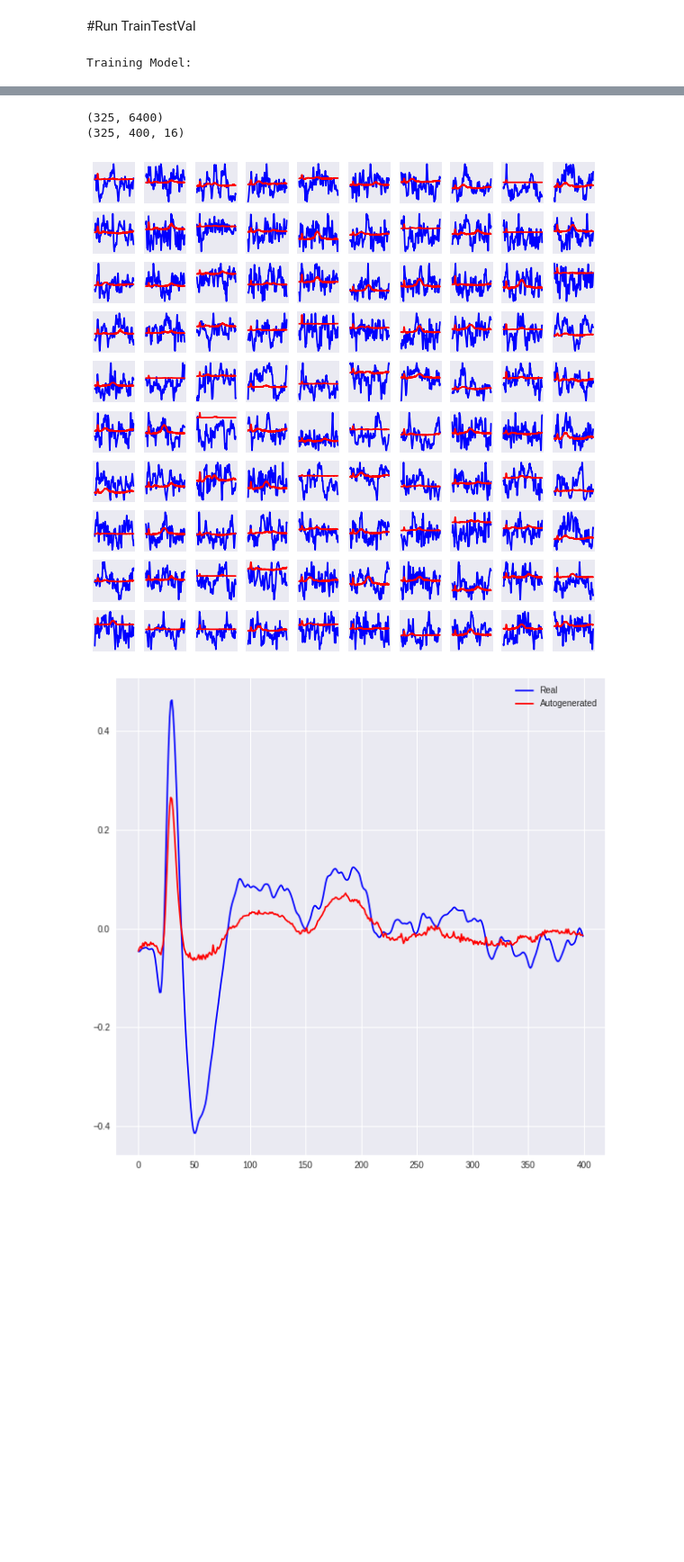
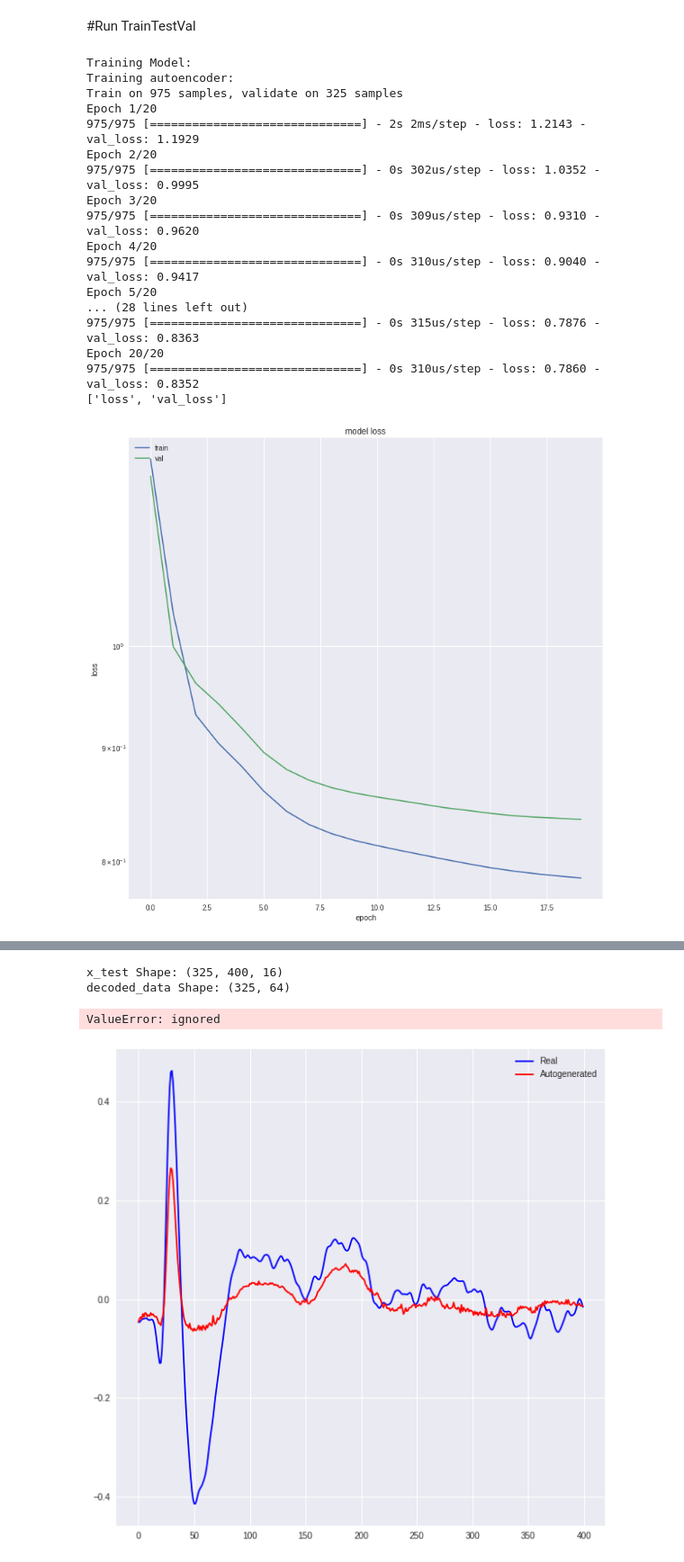
Before and after one commit to kylemath/DeepEEG, a Jupyter notebook: notebooks/DeepEEG.ipynb, the cells around one changed output, grey strips where cells are left out. Shown at 90% size. Cells and saved outputs as stored; diff of their text form; code cells hidden in the pictures; blank space fills up the shorter version.

Commit message:
AutoDeep running, decoder spitting out wrong size

```diff
--- a/notebooks/DeepEEG.ipynb
+++ b/notebooks/DeepEEG.ipynb
@@ -421,15 +421,16 @@ def CreateModel(input_shape,num_classes,model_type='NN',batch_size=1):
     decoded = Dense(input_shape[0], activation='sigmoid')(decoded)
 
     model = Model(input_data, decoded)
-    #encoder = Model(input_data,encoded)
-    #encoded_input = Input(shape=(encoding_dim,))
-    #decoder_layer = model.layers[-1]
-    #decoder = Model(encoded_input, decoder_layer(encoded_input))
+    encoder = Model(input_data,encoded)
+    encoded_input = Input(shape=(units[2],))
+    decoder_layer = model.layers[-3]
+    decoder = Model(encoded_input, decoder_layer(encoded_input))
+    #ValueError: Input 0 is incompatible with layer dense_90: expected axis -1 of input shape to have value 128 but got shape (None, 32)
     opt = keras.optimizers.Adam(lr=0.0001, beta_1=0.9, beta_2=0.999,
                                 epsilon=None, decay=0.0, amsgrad=False)
     model.compile(optimizer=opt, loss='mean_squared_error')
 
-  if model_type != 'AUTO':
+  if model_type == 'CNN' or model_type == 'LSTM' or model_type == 'NN':
     # initiate adam optimizer
     opt = keras.optimizers.Adam(lr=0.00001, beta_1=0.9, beta_2=0.999,
                                 epsilon=None, decay=0.0, amsgrad=False)
@@ -448,7 +449,7 @@ def traintestval(model,class_weights,x_train,x_test,x_val,y_train,y_test,y_val,b
   print('Training Model:')
 
   #Train Model
-  if model_type == 'AUTO':
+  if model_type == 'AUTO' or model_type == 'AUTODeep':
     print('Training autoencoder:')
 
     history = model.fit(x_train, x_train,
@@ -613,8 +614,25 @@ Creating AUTODeep Model
 # %%
 traintestval(model, class_weights,
              x_train,x_test,x_val,
              y_train,y_test,y_val,
-             batch_size=32,train_epochs=100,
+             batch_size=32,train_epochs=20,
              model_type='AUTODeep')
 # %% [output]
 Training Model:
+Training autoencoder:
+Train on 975 samples, validate on 325 samples
+Epoch 1/20
+975/975 [==============================] - 2s 2ms/step - loss: 1.2143 - val_loss: 1.1929
+Epoch 2/20
+975/975 [==============================] - 0s 302us/step - loss: 1.0352 - val_loss: 0.9995
+Epoch 3/20
+975/975 [==============================] - 0s 309us/step - loss: 0.9310 - val_loss: 0.9620
+Epoch 4/20
+975/975 [==============================] - 0s 310us/step - loss: 0.9040 - val_loss: 0.9417
+Epoch 5/20
+... (28 lines left out)
+975/975 [==============================] - 0s 315us/step - loss: 0.7876 - val_loss: 0.8363
+Epoch 20/20
+975/975 [==============================] - 0s 310us/step - loss: 0.7860 - val_loss: 0.8352
+['loss', 'val_loss']
+[figure, added]
@@ -622,7 +656,12 @@ ValueError: ignored
 # %%
+print('x_test Shape: ' + str(x_test.shape))
+print('decoded_data Shape: ' + str(decoded_data.shape))
+
+
 encoded_data = encoder.predict(x_test)
 decoded_data = decoder.predict(encoded_data)
-print(x_test.shape)
+
+
 nchans = len(pick_types(epochs.info, meg=False, eeg=True, eog=False))
 ntimes = x_test.shape[1]/nchans
 x_test = np.reshape(x_test,(x_test.shape[0],ntimes,nchans))
@@ -643,9 +682,9 @@ for i in range(n):
     ax.get_yaxis().set_visible(False)
 plt.show()
 # %% [output]
-(325, 6400)
-(325, 400, 16)
+x_test Shape: (325, 400, 16)
+decoded_data Shape: (325, 64)
-[figure, removed]
+ValueError: ignored
 # %%
 chan = epochs.ch_names.index('Pz')
 fig = plt.figure(figsize=(10,10))
```
Also changed, not shown: parts of 1 cell of this notebook.
